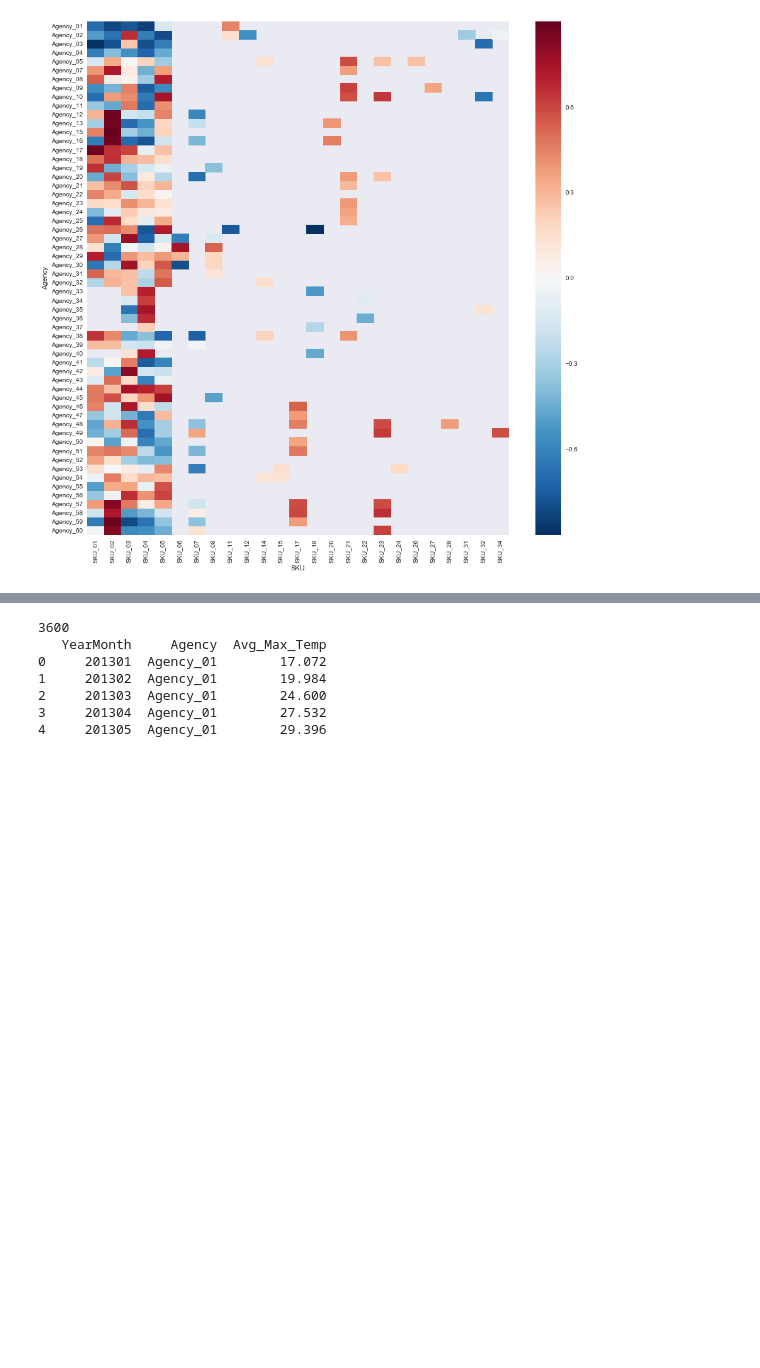
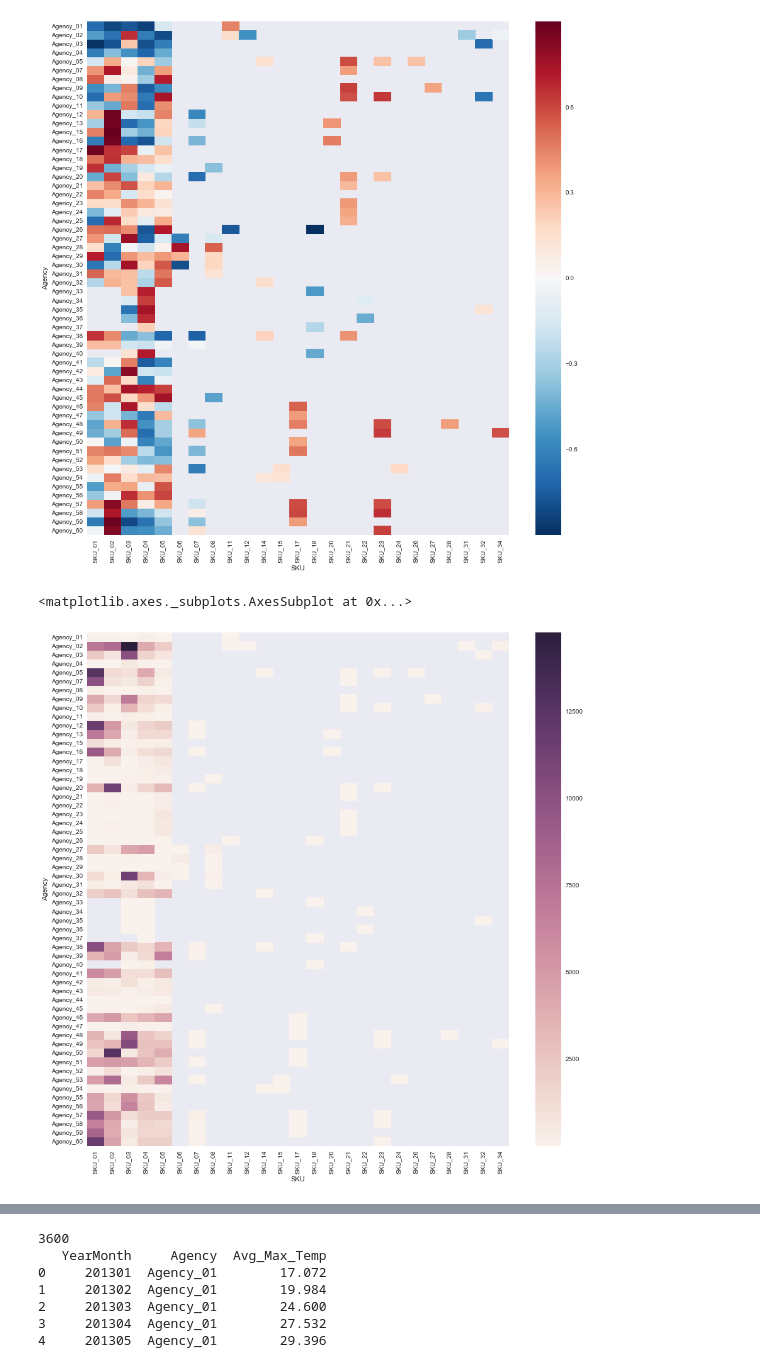
Before and after one commit to DragonWarrior15/Kaggle, a Jupyter notebook: 201802_analyticsvidhya_abinbev/codes/01_eda.ipynb, the cells around one changed output, grey strips where cells are left out. Drawn from its saved outputs; the diff is of its cells as text; code cells hidden in the pictures; blank space fills up the shorter version.

```diff
--- a/201802_analyticsvidhya_abinbev/codes/01_eda.ipynb
+++ b/201802_analyticsvidhya_abinbev/codes/01_eda.ipynb
@@ -138,3 +138,19 @@ sns.heatmap(df_temp.pivot("Agency", "SKU", "Volume"))
 # %% [output]
 <matplotlib.axes._subplots.AxesSubplot at 0x...>
 [figure]
+# %%
+# plot the average yearly volumes for different agencies X SKU's
+df_temp =  df.groupby(['Agency', 'SKU']).count()['Volume'].reset_index()
+df_temp['Volume'] = 1
+
+for i in range(len(df_temp)):
+    agency = df_temp.iloc[i, 0]
+    sku    = df_temp.iloc[i, 1]
+    l1 = df.loc[(df['Agency'] == agency) & (df['SKU'] == sku), 'Volume'].values
+    df_temp.iloc[i, 2] = np.mean(l1)
+
+fig, axs = plt.subplots(ncols = 1, figsize=(15, 15))
+sns.heatmap(df_temp.pivot("Agency", "SKU", "Volume"))
+# %% [output]
+<matplotlib.axes._subplots.AxesSubplot at 0x...>
+[figure, added]
```
Also changed, not shown: parts of 4 cells of this notebook, 2 other files.
